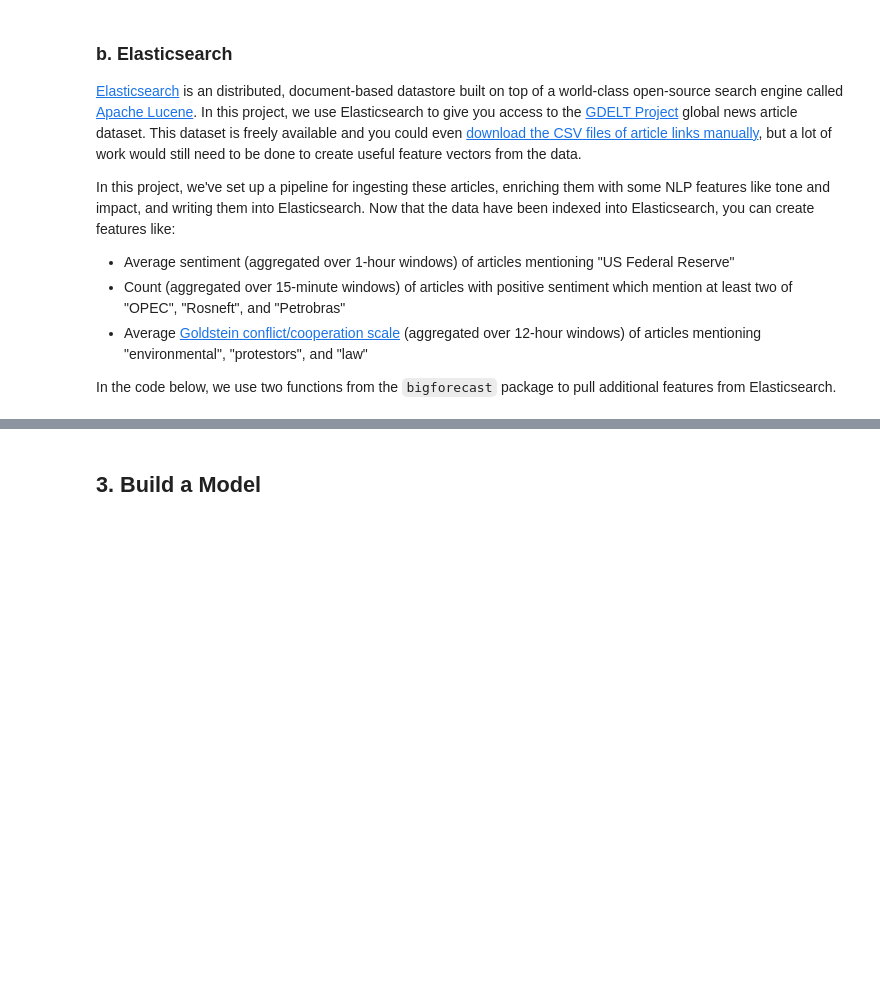
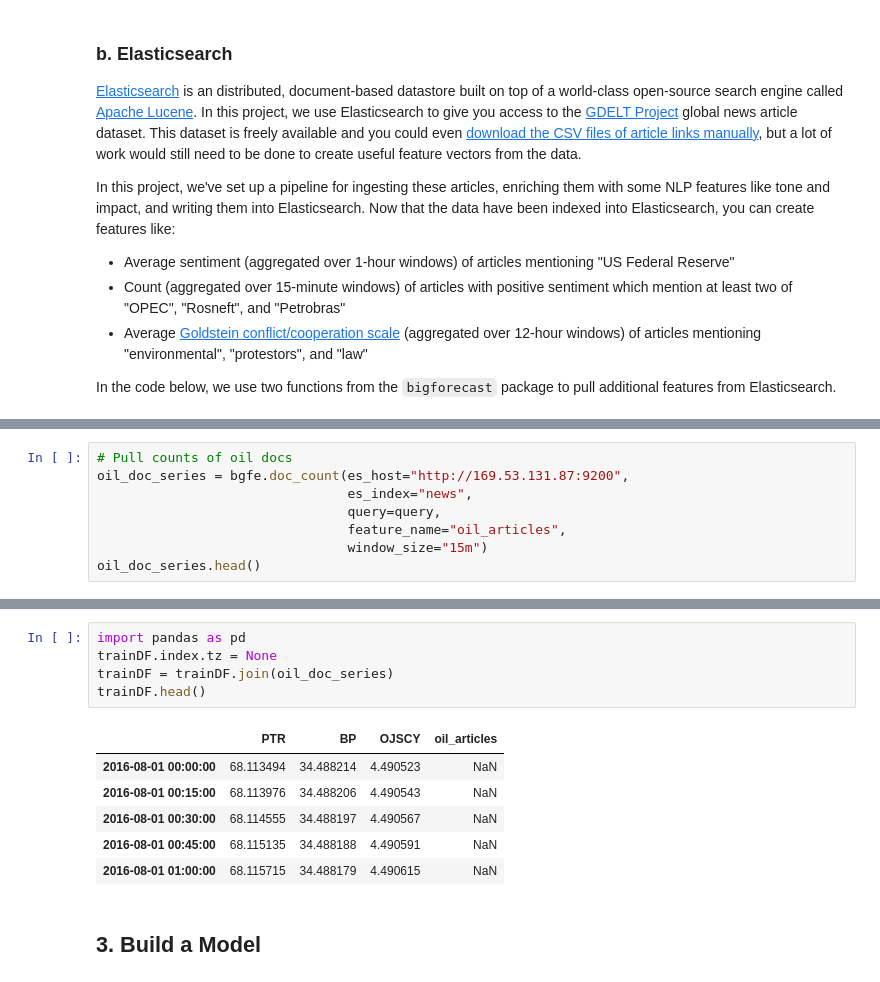
Before and after one commit to jameslamb/bigforecast, a Jupyter notebook: ui/bigforecast.ipynb, the cells around one changed output, grey strips where cells are left out. Drawn from its saved outputs; the diff is of its cells as text; blank space fills up the shorter version.

```diff
--- a/ui/bigforecast.ipynb
+++ b/ui/bigforecast.ipynb
@@ -64,0 +131,8 @@ In the code below, we use two functions from the `bigforecast` package to pull a
+# %%
+# Pull counts of oil docs
+oil_doc_series = bgfe.doc_count(es_host="http://169.53.131.87:9200",
+                                es_index="news",
+                                query=query,
+                                feature_name="oil_articles",
+                                window_size="15m")
+oil_doc_series.head()
@@ -65,3 +147,15 @@ In the code below, we use two functions from the `bigforecast` package to pull a
+# %%
+import pandas as pd
+trainDF.index.tz = None
+trainDF = trainDF.join(oil_doc_series)
+trainDF.head()
+# %% [output]
+|  | PTR | BP | OJSCY | oil_articles |
+| 2016-08-01 00:00:00 | 68.113494 | 34.488214 | 4.490523 | NaN |
+| 2016-08-01 00:15:00 | 68.113976 | 34.488206 | 4.490543 | NaN |
+| 2016-08-01 00:30:00 | 68.114555 | 34.488197 | 4.490567 | NaN |
+| 2016-08-01 00:45:00 | 68.115135 | 34.488188 | 4.490591 | NaN |
+| 2016-08-01 01:00:00 | 68.115715 | 34.488179 | 4.490615 | NaN |
 # %% [markdown]
 ## 3. Build a Model
 # %% [markdown]
```
Also changed, not shown: parts of 8 cells of this notebook, 2 other files.
